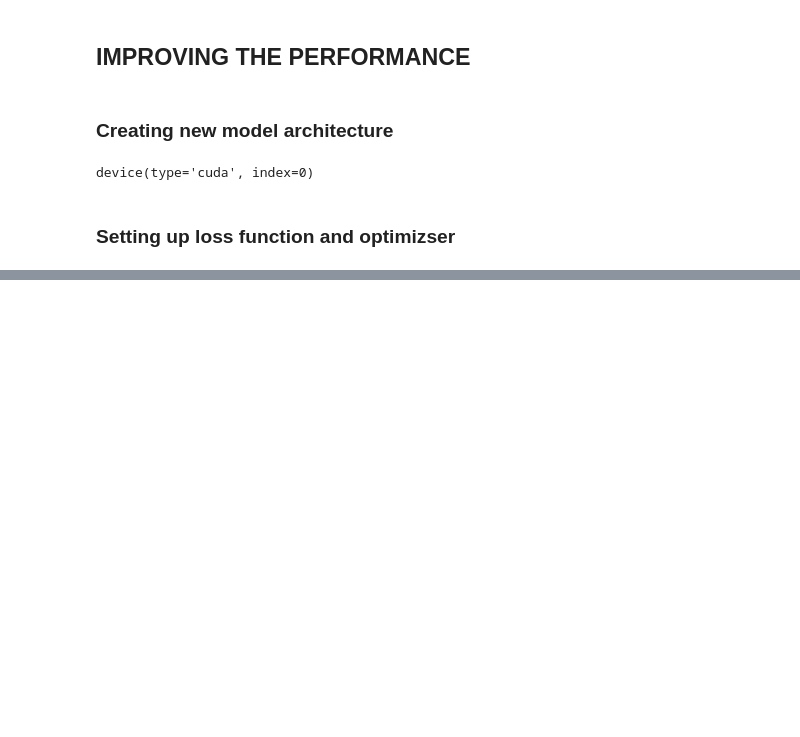
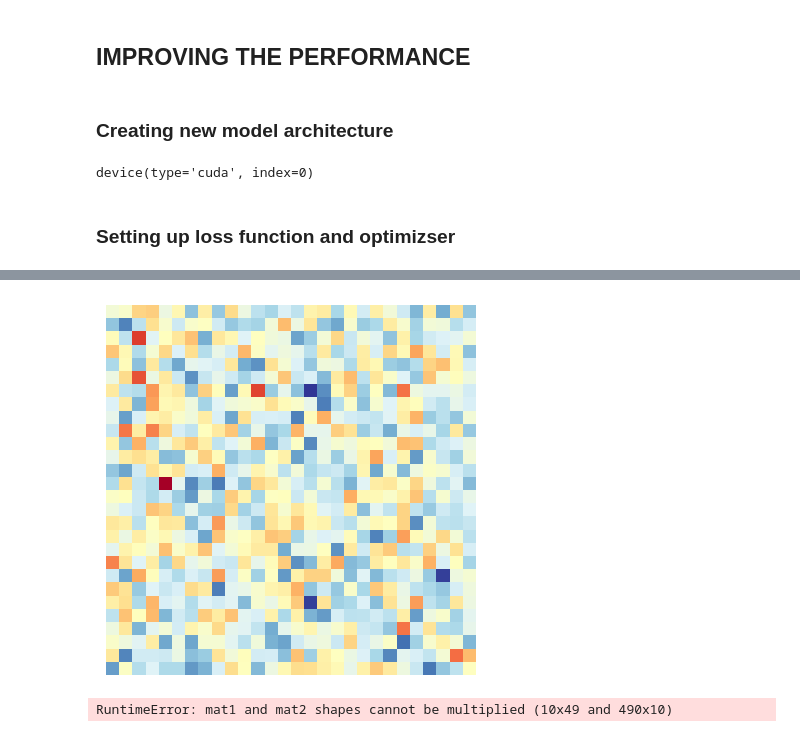
Before and after one commit to rrahulg/learning-ml, a Jupyter notebook: pytorch_vision.ipynb, the cells around one changed output, grey strips where cells are left out. Cells and saved outputs as stored; diff of their text form; code cells hidden in the pictures; blank space fills up the shorter version.

```diff
--- a/pytorch_vision.ipynb
+++ b/pytorch_vision.ipynb
@@ -294,0 +436,4 @@ device(type='cuda', index=0)
+# %%
+images = torch.randn(size=(32,3,28,28))
+test_image = images[0]
+print(f'Image batch shape: {images} \nSingle image shape: {test_image.shape} \n test image: {test_image}')
@@ -294,0 +458,12 @@ device(type='cuda', index=0)
+# %%
+plt.imshow(test_image[-1],cmap='RdYlBu')
+plt.axis(False);
+# %% [output]
+[figure, added]
+# %%
+with torch.inference_mode():
+    y = model2(torch.randn(size=(1,28,28)).to(device)).unsqueeze(0)
+
+y.shape
+# %% [output]
+RuntimeError: mat1 and mat2 shapes cannot be multiplied (10x49 and 490x10)
```
Also changed, not shown: parts of 20 cells of this notebook.
